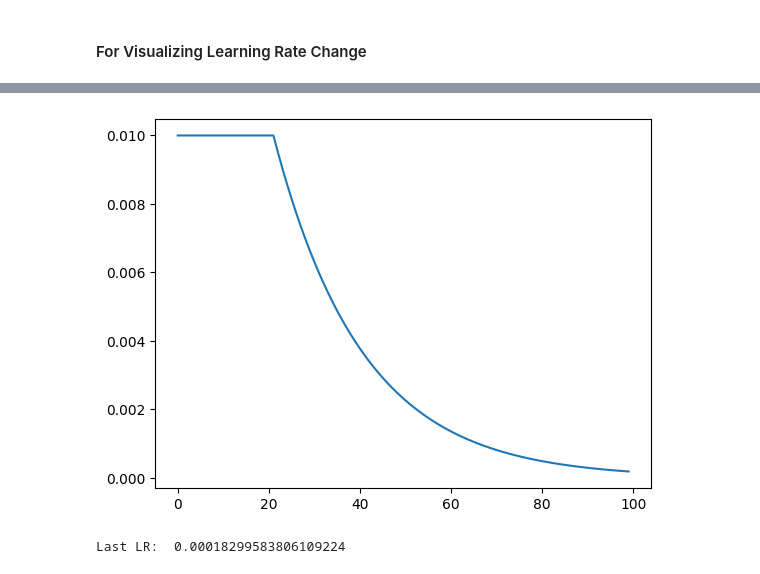
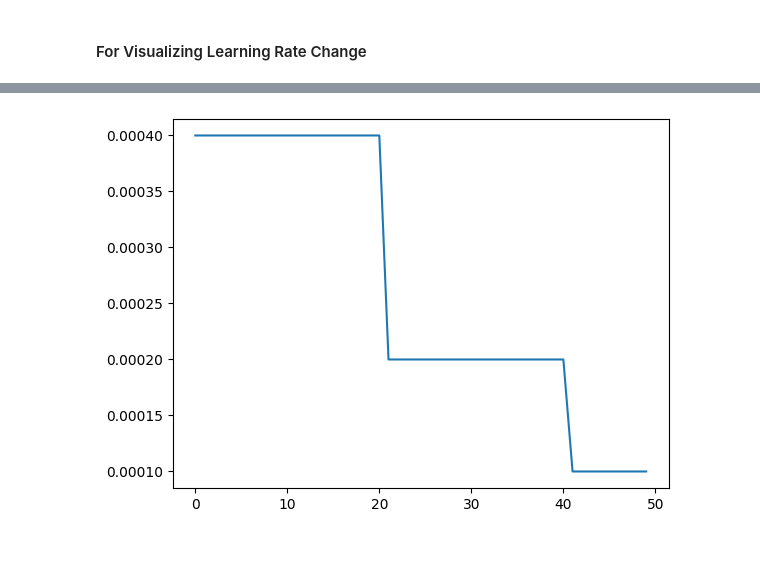
Before and after one commit to Semmn/LaneDetection-Unet, a Jupyter notebook: train/segmentation/lr_scheduler_vis.ipynb, the cells around one changed output, grey strips where cells are left out. Saved outputs shown, nothing was run; the diff lists cells and outputs as text; code cells hidden in the pictures.

```diff
--- a/train/segmentation/lr_scheduler_vis.ipynb
+++ b/train/segmentation/lr_scheduler_vis.ipynb
@@ -10,18 +112,25 @@ optimizer = torch.optim.SGD(model.parameters(), lr=0.01)
 # %%
-optimizer = torch.optim.SGD(model.parameters(), lr=0.01)
-scheduler = torch.optim.lr_scheduler.StepLR(optimizer, step_size=1, gamma=0.95)
+import timm.scheduler
+
+# multi_step:
+#     epoch: 60
+#     milestones: [20, 40, 50]
+#     gamma: 0.5
+
+EPOCHS = 50
+MILESTONES = [20, 40, 50]
+GAMMA=0.5
+
+optimizer = torch.optim.SGD(model.parameters(), lr=LR)
+scheduler = torch.optim.lr_scheduler.MultiStepLR(optimizer, milestones=MILESTONES, gamma=GAMMA)
 
 lrs = []
-for i in range(100):
+for i in range(EPOCHS):
     optimizer.step()
     lrs.append(optimizer.param_groups[0]['lr'])
+    scheduler.step(i)
 
-    if i>20: # after 20 steps, apply scheduler
-        scheduler.step()
-
-plt.plot(range(100), lrs)
+plt.plot(range(EPOCHS), lrs)
 plt.show()
-print("Last LR: ", lrs[-1])
 # %% [output]
-[figure, old version]
+[figure, new version]
-Last LR:  0.00018299583806109224
```
Also changed, not shown: parts of 24 cells of this notebook, 21 other files.
